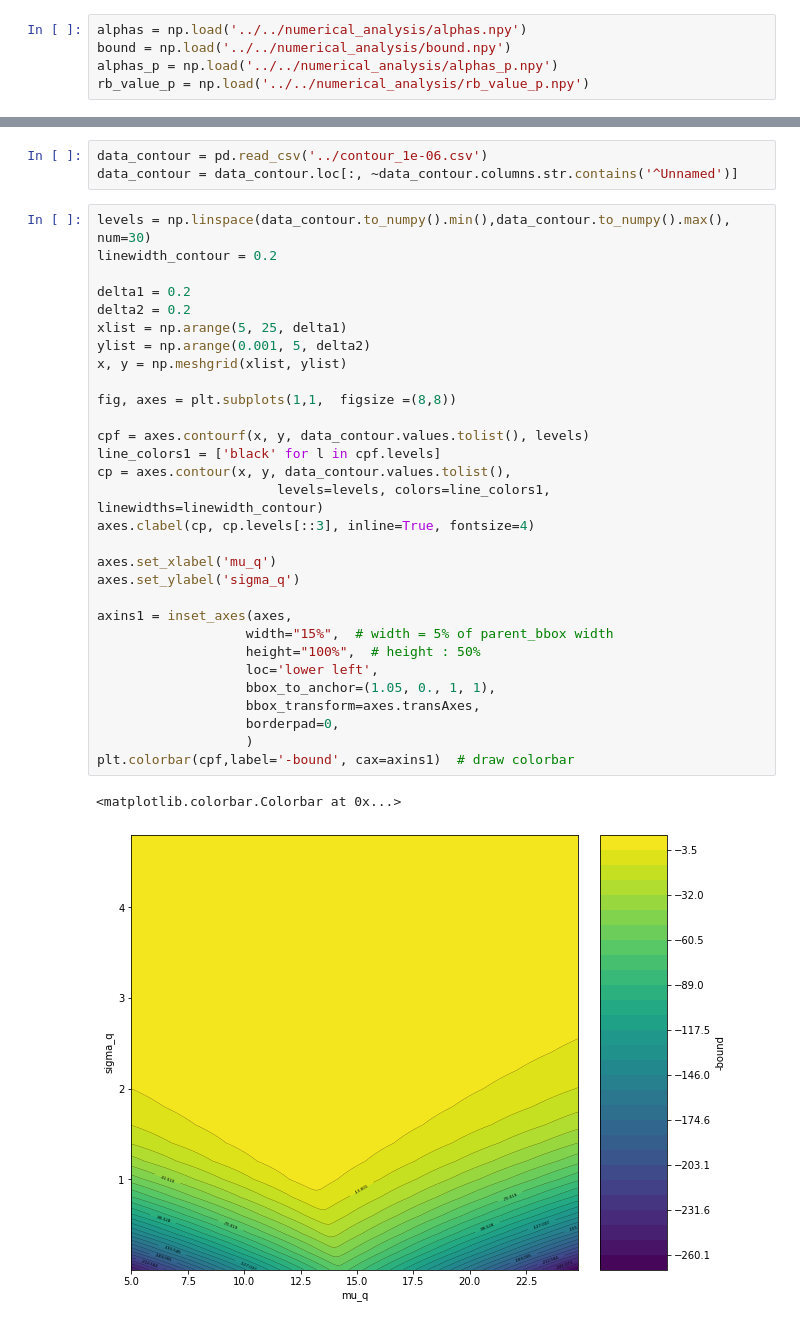
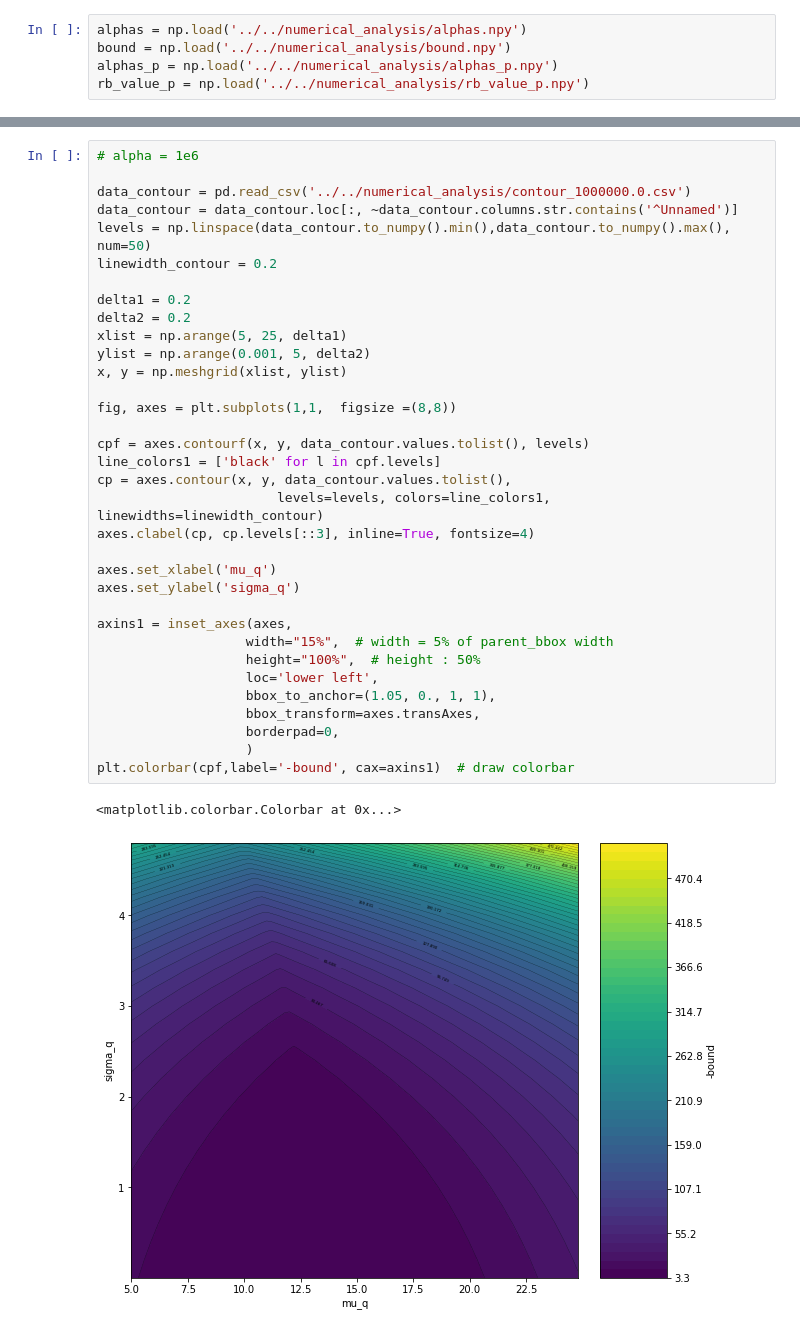
Before and after one commit to ucbtns/renyibounds, a Jupyter notebook: multi_armed_bandit/notebook/Plot bound.ipynb, the cells around one changed output, grey strips where cells are left out. Saved outputs shown, nothing was run; the diff lists cells and outputs as text.

```diff
--- a/multi_armed_bandit/notebook/Plot bound.ipynb
+++ b/multi_armed_bandit/notebook/Plot bound.ipynb
@@ -187,36 +439,37 @@ plt.colorbar(cpf,label='-bound', cax=axins1)  # draw colorbar
-# %%
-data_contour = pd.read_csv('../contour_1e-06.csv')
-data_contour = data_contour.loc[:, ~data_contour.columns.str.contains('^Unnamed')]
 # %%
-levels = np.linspace(data_contour.to_numpy().min(),data_contour.to_numpy().max(), num=30)
+# alpha = 1e6
+
+data_contour = pd.read_csv('../../numerical_analysis/contour_1000000.0.csv')
+data_contour = data_contour.loc[:, ~data_contour.columns.str.contains('^Unnamed')]
+levels = np.linspace(data_contour.to_numpy().min(),data_contour.to_numpy().max(), num=50)
 linewidth_contour = 0.2
 
 delta1 = 0.2
 delta2 = 0.2
 xlist = np.arange(5, 25, delta1)
 ylist = np.arange(0.001, 5, delta2)
 x, y = np.meshgrid(xlist, ylist)
 
 fig, axes = plt.subplots(1,1,  figsize =(8,8))
 
 cpf = axes.contourf(x, y, data_contour.values.tolist(), levels)
 line_colors1 = ['black' for l in cpf.levels]
 cp = axes.contour(x, y, data_contour.values.tolist(),
                        levels=levels, colors=line_colors1, linewidths=linewidth_contour)
 axes.clabel(cp, cp.levels[::3], inline=True, fontsize=4)
 
 axes.set_xlabel('mu_q')
 axes.set_ylabel('sigma_q')
 
 axins1 = inset_axes(axes,
                    width="15%",  # width = 5% of parent_bbox width
                    height="100%",  # height : 50%
                    loc='lower left',
                    bbox_to_anchor=(1.05, 0., 1, 1),
                    bbox_transform=axes.transAxes,
                    borderpad=0,
                    )
 plt.colorbar(cpf,label='-bound', cax=axins1)  # draw colorbar
 # %% [output]
 <matplotlib.colorbar.Colorbar at 0x...>
-[figure, old version]
+[figure, new version]
```
Also changed, not shown: parts of 38 cells of this notebook.
